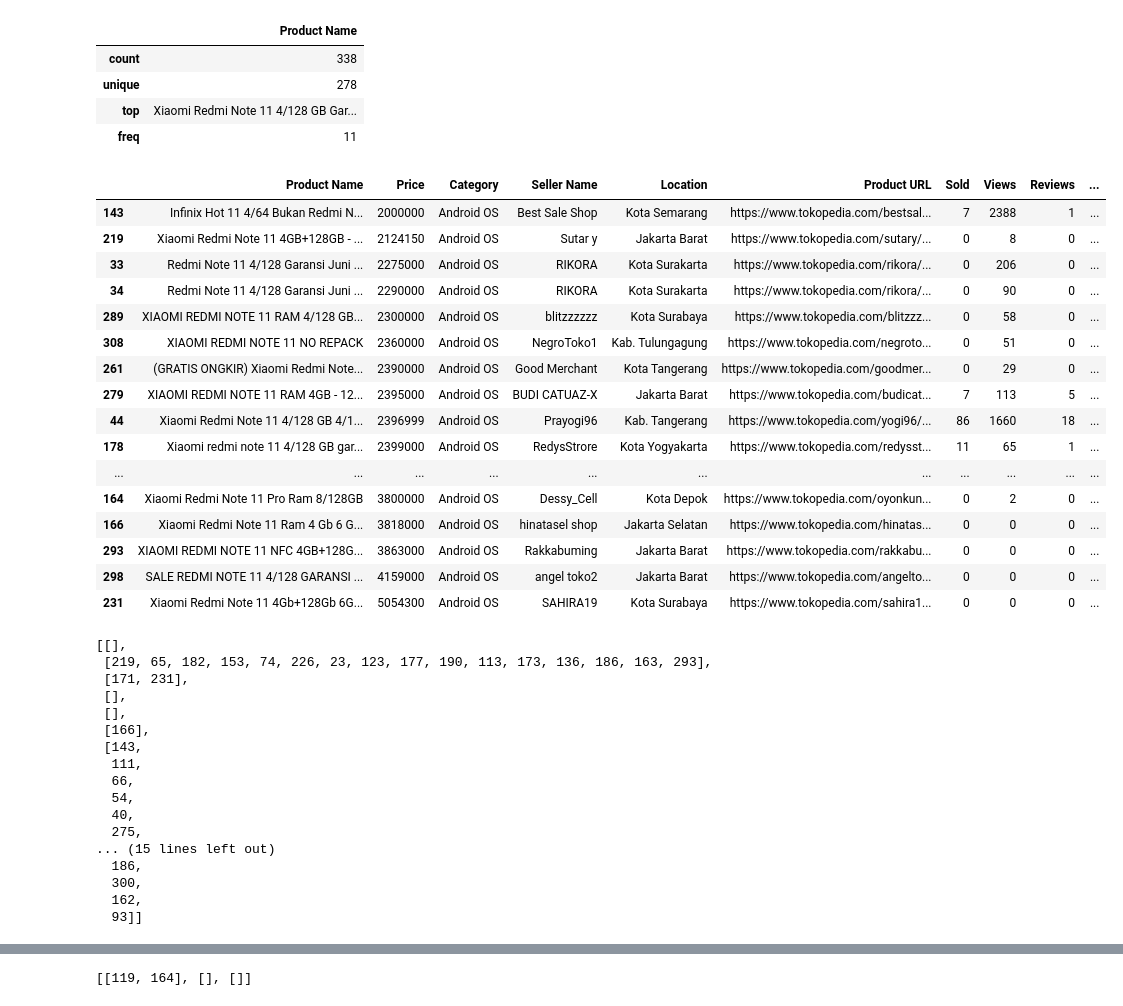
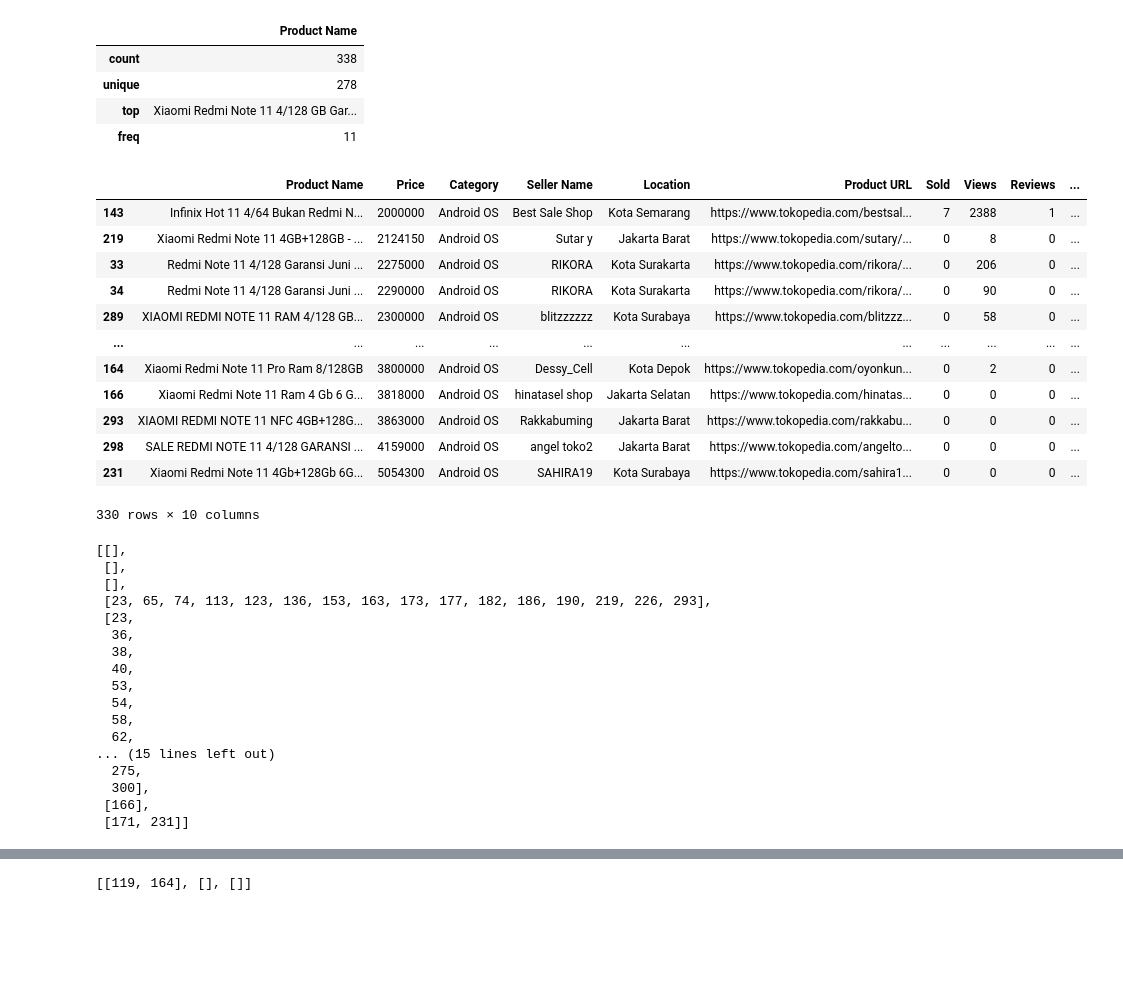
Before and after one commit to prasetyatf/EDA_RedmiNote11_tokped, a Jupyter notebook: analisis-renote11-4gb.ipynb, the cells around one changed output, grey strips where cells are left out. Cells and saved outputs as stored; diff of their text form; code cells hidden in the pictures; blank space fills up the shorter version.

```diff
--- a/analisis-renote11-4gb.ipynb
+++ b/analisis-renote11-4gb.ipynb
@@ -107,40 +107,36 @@ df_name.describe() #sepertinya ada produk lain selain xiaomi redmi note 11
 # %%
 #belum bisa disimpulkan terdapat 278 nama produk yang berbeda, karena produk yang sama memiliki kombinasi nama yang beda
 #mencoba menyaring produk yang saya ingingkan, redmi note 11.
 #karena satu produk memiliki banyak kombinasi, maka saya cari pattern yang sesuai dg produk dan kombinasinya
 
 pat1 = r"[note][ ][11]"
 pat2 = r"[Note][ ][11]"
 pat3 = r"[NOTE][ ][11]"
 
 df_pat1 = df.loc[df['Product Name'].str.contains(pat1), ['Product Name','Price', 'Category', 'Seller Name', 'Location', 'Product URL', 'Sold', 'Views', 'Reviews', 'Rating']]
 df_pat2 = df.loc[df['Product Name'].str.contains(pat2), ['Product Name','Price', 'Category', 'Seller Name', 'Location', 'Product URL', 'Sold', 'Views', 'Reviews', 'Rating']]
 df_pat3 = df.loc[df['Product Name'].str.contains(pat3), ['Product Name','Price', 'Category', 'Seller Name', 'Location', 'Product URL', 'Sold', 'Views', 'Reviews', 'Rating']]
 
 df_filtered = pd.concat([df_pat1, df_pat3], ignore_index=True) #pat1 dan pat2 itu menghasilkan hal yang sama. lihat simulasi di bawah
 
-pd.options.display.max_rows=400
+pd.options.display.max_rows=10
 
 df_filtered = df_filtered.sort_values(by=['Price'], axis=0, ascending=True)
 df_filtered
 # %% [output]
 |  | Product Name | Price | Category | Seller Name | Location | Product URL | Sold | Views | Reviews | ... |
 | 143 | Infinix Hot 11 4/64 Bukan Redmi N... | 2000000 | Android OS | Best Sale Shop | Kota Semarang | https://www.tokopedia.com/bestsal... | 7 | 2388 | 1 | ... |
 | 219 | Xiaomi Redmi Note 11 4GB+128GB - ... | 2124150 | Android OS | Sutar y | Jakarta Barat | https://www.tokopedia.com/sutary/... | 0 | 8 | 0 | ... |
 | 33 | Redmi Note 11 4/128 Garansi Juni ... | 2275000 | Android OS | RIKORA | Kota Surakarta | https://www.tokopedia.com/rikora/... | 0 | 206 | 0 | ... |
 | 34 | Redmi Note 11 4/128 Garansi Juni ... | 2290000 | Android OS | RIKORA | Kota Surakarta | https://www.tokopedia.com/rikora/... | 0 | 90 | 0 | ... |
 | 289 | XIAOMI REDMI NOTE 11 RAM 4/128 GB... | 2300000 | Android OS | blitzzzzzz | Kota Surabaya | https://www.tokopedia.com/blitzzz... | 0 | 58 | 0 | ... |
-| 308 | XIAOMI REDMI NOTE 11 NO REPACK | 2360000 | Android OS | NegroToko1 | Kab. Tulungagung | https://www.tokopedia.com/negroto... | 0 | 51 | 0 | ... |
-| 261 | (GRATIS ONGKIR) Xiaomi Redmi Note... | 2390000 | Android OS | Good Merchant | Kota Tangerang | https://www.tokopedia.com/goodmer... | 0 | 29 | 0 | ... |
-| 279 | XIAOMI REDMI NOTE 11 RAM 4GB - 12... | 2395000 | Android OS | BUDI CATUAZ-X | Jakarta Barat | https://www.tokopedia.com/budicat... | 7 | 113 | 5 | ... |
-| 44 | Xiaomi Redmi Note 11 4/128 GB 4/1... | 2396999 | Android OS | Prayogi96 | Kab. Tangerang | https://www.tokopedia.com/yogi96/... | 86 | 1660 | 18 | ... |
-| 178 | Xiaomi redmi note 11 4/128 GB gar... | 2399000 | Android OS | RedysStrore | Kota Yogyakarta | https://www.tokopedia.com/redysst... | 11 | 65 | 1 | ... |
 | ... | ... | ... | ... | ... | ... | ... | ... | ... | ... | ... |
 | 164 | Xiaomi Redmi Note 11 Pro Ram 8/128GB | 3800000 | Android OS | Dessy_Cell | Kota Depok | https://www.tokopedia.com/oyonkun... | 0 | 2 | 0 | ... |
 | 166 | Xiaomi Redmi Note 11 Ram 4 Gb 6 G... | 3818000 | Android OS | hinatasel shop | Jakarta Selatan | https://www.tokopedia.com/hinatas... | 0 | 0 | 0 | ... |
 | 293 | XIAOMI REDMI NOTE 11 NFC 4GB+128G... | 3863000 | Android OS | Rakkabuming | Jakarta Barat | https://www.tokopedia.com/rakkabu... | 0 | 0 | 0 | ... |
 | 298 | SALE REDMI NOTE 11 4/128 GARANSI ... | 4159000 | Android OS | angel toko2 | Jakarta Barat | https://www.tokopedia.com/angelto... | 0 | 0 | 0 | ... |
 | 231 | Xiaomi Redmi Note 11 4Gb+128Gb 6G... | 5054300 | Android OS | SAHIRA19 | Kota Surabaya | https://www.tokopedia.com/sahira1... | 0 | 0 | 0 | ... |
+330 rows × 10 columns
 # %%
 # filter redmi note 11 6gb
 patterns = ['6gb', '6GB', '6Gb', '6 gb', '6 GB', '6 Gb', '6/128']
@@ -149,24 +145,27 @@ for pattern in patterns:
     filter_6gb = df_filtered.loc[df_filtered['Product Name'].str.contains(pat=pattern), :]
     list_6gb = filter_6gb.index.tolist()
     pat_indexs.append(list_6gb)
+    pat_indexs.sort(reverse=False)
+    for pat_index in pat_indexs:
+        pat_index.sort(reverse=False)
 
 pat_indexs
 # %% [output]
 [[],
- [219, 65, 182, 153, 74, 226, 23, 123, 177, 190, 113, 173, 136, 186, 163, 293],
- [171, 231],
  [],
  [],
+ [23, 65, 74, 113, 123, 136, 153, 163, 173, 177, 182, 186, 190, 219, 226, 293],
+ [23,
+  36,
+  38,
+  40,
+  53,
+  54,
+  58,
+  62,
+... (15 lines left out)
+  275,
+  300],
  [166],
- [143,
-  111,
-  66,
-  54,
-  40,
-  275,
-... (15 lines left out)
-  186,
-  300,
-  162,
-  93]]
+ [171, 231]]
 # %%
```
Also changed, not shown: parts of 6 cells of this notebook.
